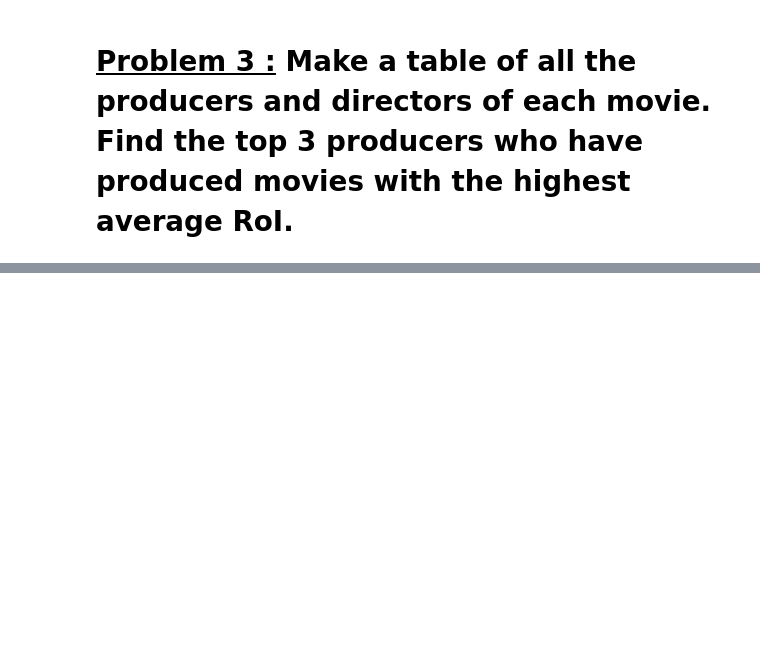
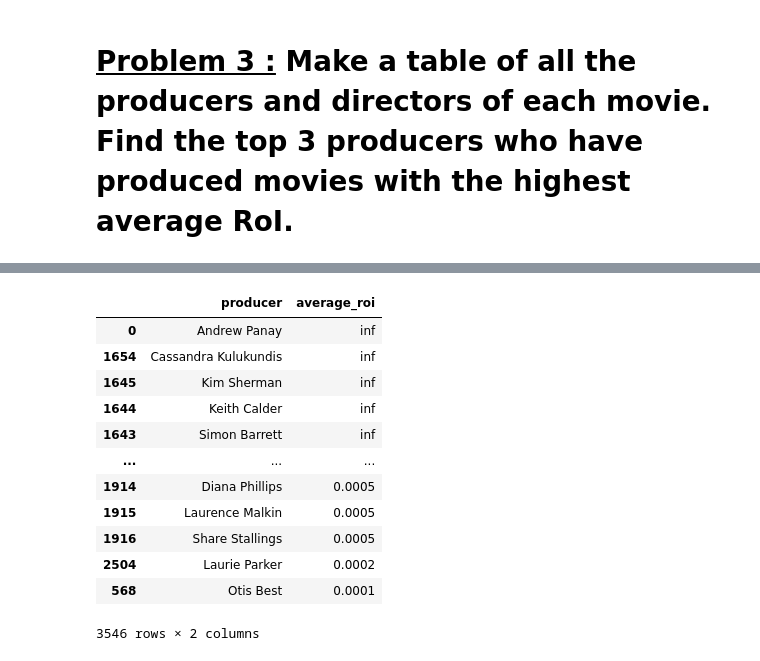
Before and after one commit to Jaya9522/almabetter_assignments, a Jupyter notebook: Assignment_Data_Wrangling.ipynb, the cells around one changed output, grey strips where cells are left out. Cells and saved outputs as stored; diff of their text form; code cells hidden in the pictures; blank space fills up the shorter version.

```diff
--- a/Assignment_Data_Wrangling.ipynb
+++ b/Assignment_Data_Wrangling.ipynb
@@ -165,0 +291,31 @@ pop_dir_actors_3
+# %%
+df['roi']= df['revenue']/df['budget']*100
+# %%
+producer_dict = {}
+for index, row in df.iterrows():
+  for producer in row['producers']:
+    if producer not in producer_dict.keys():
+      # add producer in dict
+     producer_dict[producer] = [row['roi']]
+    else:
+      # update the movie for this producer
+      value = producer_dict[producer]
+      value.append(row['roi'])
+      producer_dict[producer] = value
+# %%
+#data = {'row_1': [3, 2, 1, 0], 'row_2': ['a', 'b', 'c', 'd']}
+pd.DataFrame.from_dict(producer_dict, orient='index').mean(axis=1).reset_index().rename(columns={'index':'producer', 0:'average_roi'}).sort_values('average_roi', ascending=False)
+# %% [output]
+|  | producer | average_roi |
+| 0 | Andrew Panay | inf |
+| 1654 | Cassandra Kulukundis | inf |
+| 1645 | Kim Sherman | inf |
+| 1644 | Keith Calder | inf |
+| 1643 | Simon Barrett | inf |
+| ... | ... | ... |
+| 1914 | Diana Phillips | 0.0005 |
+| 1915 | Laurence Malkin | 0.0005 |
+| 1916 | Share Stallings | 0.0005 |
+| 2504 | Laurie Parker | 0.0002 |
+| 568 | Otis Best | 0.0001 |
+3546 rows × 2 columns
```
Also changed, not shown: parts of 23 cells of this notebook.
